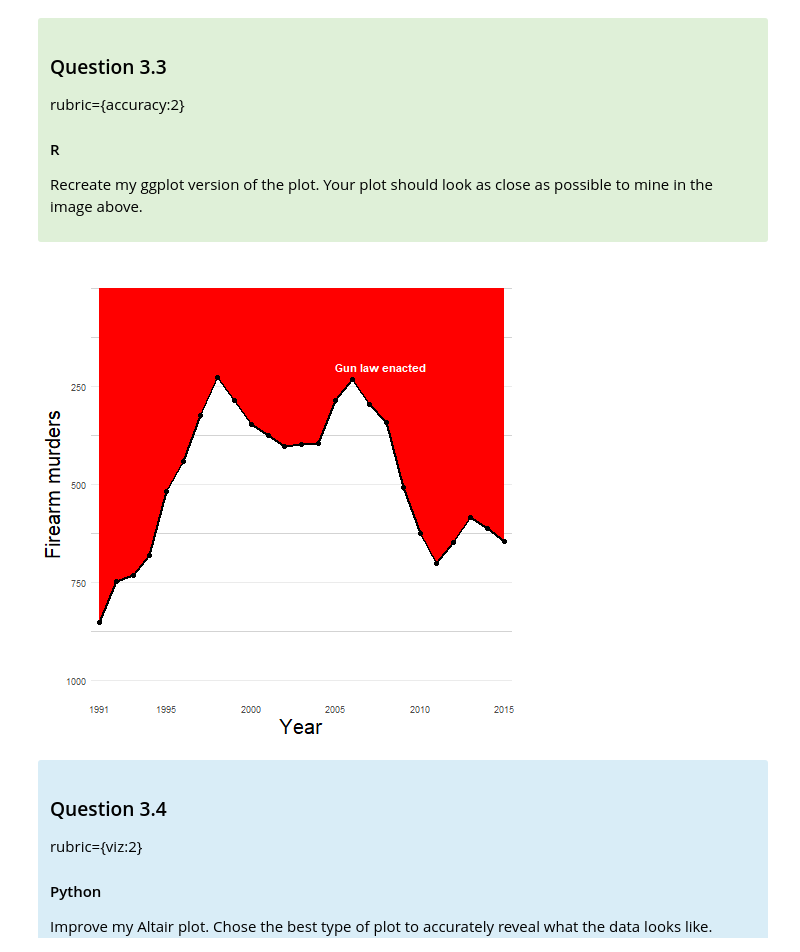
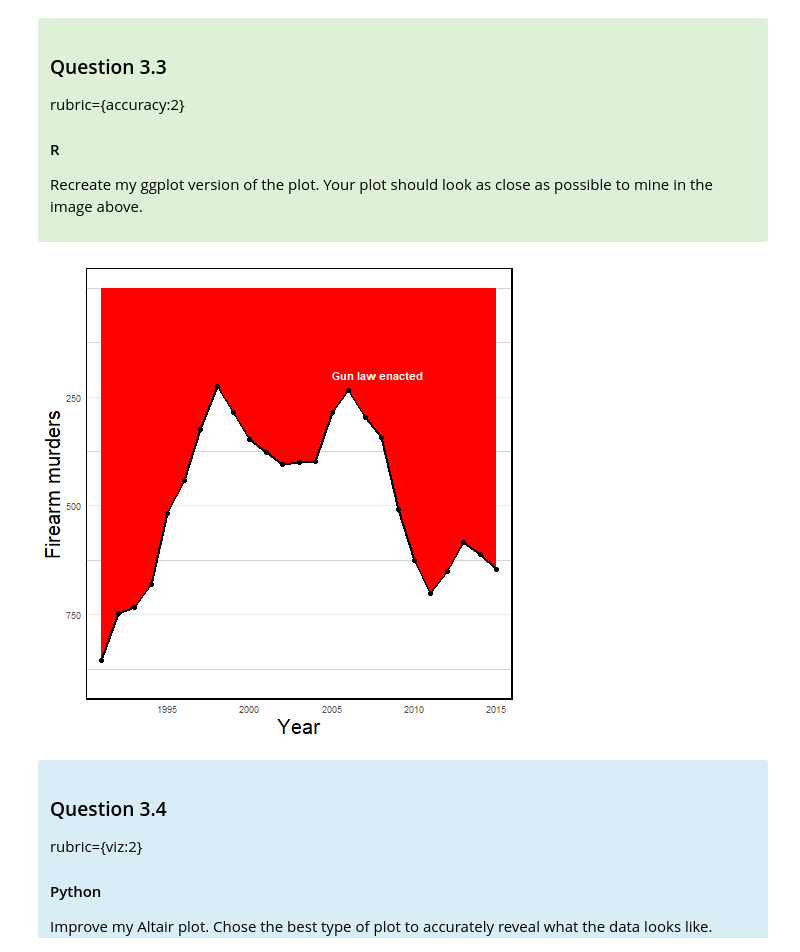
Before and after one commit to Zihao-Sheng/DATA_550_lab3_group14, a Jupyter notebook: lab3.ipynb, the cells around one changed output. Cells and saved outputs as stored; diff of their text form; code cells hidden in the pictures.

```diff
--- a/lab3.ipynb
+++ b/lab3.ipynb
@@ -784,35 +784,37 @@ rubric={accuracy:2}
 # %%
 %%R
 library(ggplot2)
 
 guns = read.csv("guns-r-us.csv")
 names(guns)[names(guns) == "Firearm.murders"] = "Firearm_murders"
 
 chart = ggplot(guns, aes(x = Year, y = Firearm_murders)) +
   geom_area(fill = "red") +
   geom_line(color = "black", linewidth = 1) +
   geom_point(fill = "black", color = "black", size = 2) +
   annotate("text", x = 2005, y = 200,
            label = "Gun law enacted",
            color = "white", fontface = "bold", hjust = 0) +
   scale_x_continuous(name = "Year",
-                     breaks = c(1991, 1995, 2000, 2005, 2010, 2015),
-                     expand = expansion(mult = c(0.02, 0.02))) +
+                     breaks = c(1990, 1995, 2000, 2005, 2010, 2015),
+                     limits = c(1990, 2015),
+                     expand = expansion(mult = c(0.04, 0.04))) +
   scale_y_reverse(name = "Firearm murders",
-                  limits = c(1000, 0),
-                  breaks = c(250, 500, 750, 1000)) +
+                  limits = c(900, 0),
+                  breaks = c(250, 500, 750)) +
   theme_minimal() +
   theme(
     panel.grid.major.x = element_blank(),
     panel.grid.minor.x = element_blank(),
     panel.grid.minor.y = element_line(color = "lightgrey", linewidth = 0.5),
+    panel.border = element_rect(color = "black", fill = NA, linewidth = 1),
     axis.title.x = element_text(size = 20),
     axis.title.y = element_text(size = 20)
   )
 
 chart
 # %% [output]
-[figure, old version]
+[figure, new version]
 # %% [markdown]
 <div class="alert alert-info" style="color:black">
 
```
